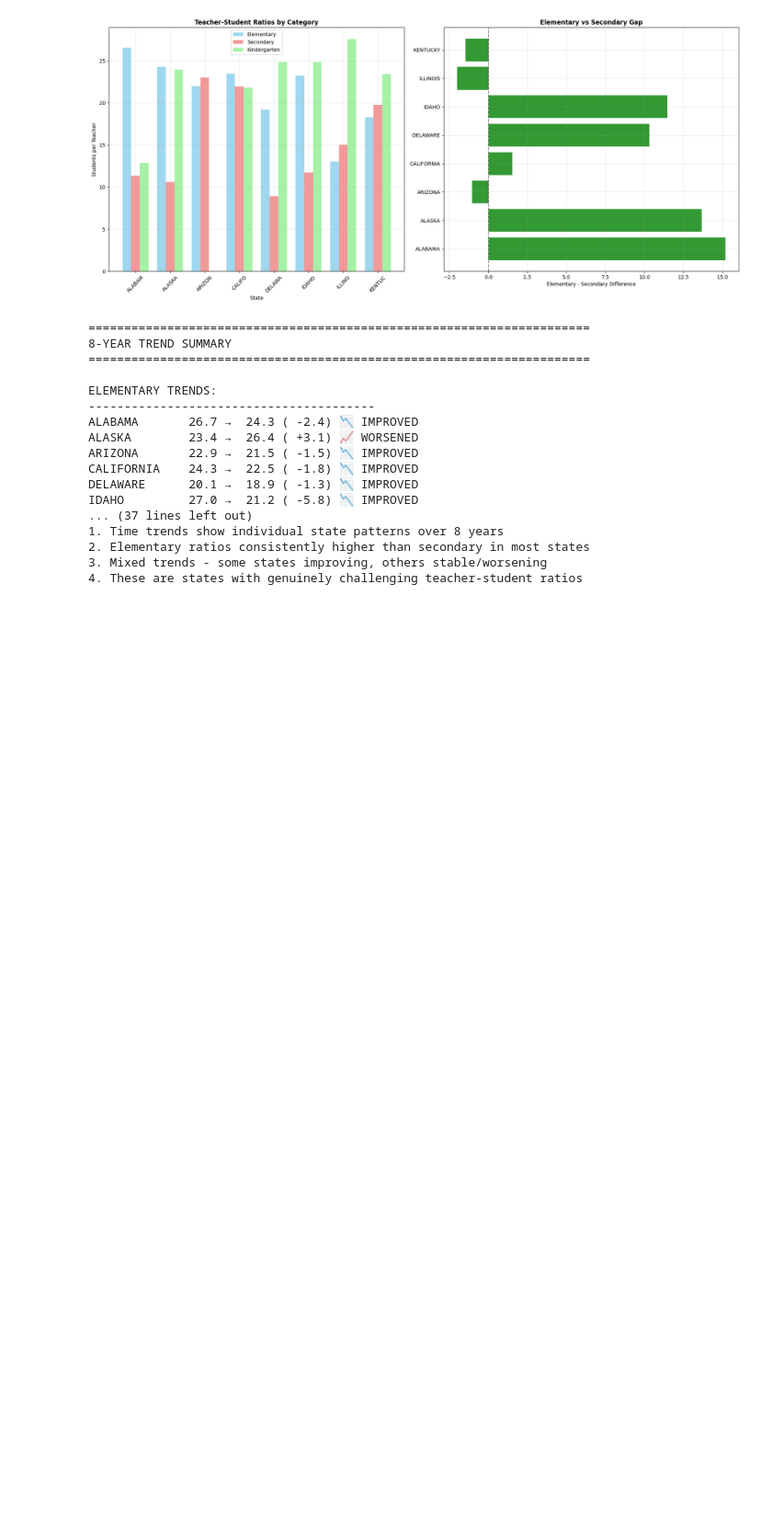
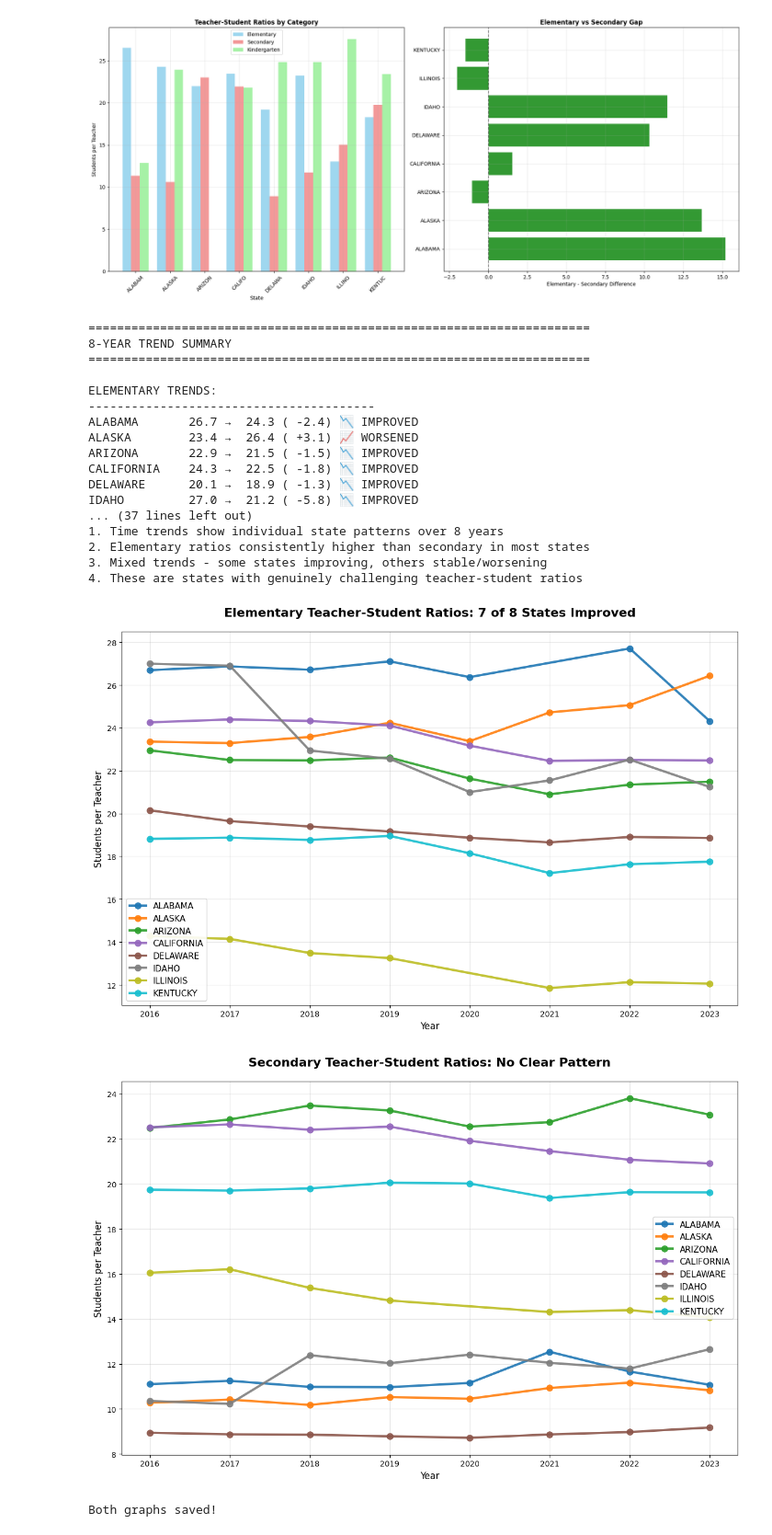
Before and after one commit to merrybouv/k12-teacher-trends-analysis, a Jupyter notebook: 03_teacher_student_ratios.ipynb, the cells around one changed output. Shown at 92% size. Cells and saved outputs as stored; diff of their text form; code cells hidden in the pictures; blank space fills up the shorter version.

```diff
--- a/03_teacher_student_ratios.ipynb
+++ b/03_teacher_student_ratios.ipynb
@@ -3913,3 +3847,72 @@ IDAHO         27.0 →  21.2 ( -5.8) 📉 IMPROVED
 2. Elementary ratios consistently higher than secondary in most states
 3. Mixed trends - some states improving, others stable/worsening
 4. These are states with genuinely challenging teacher-student ratios
+# %%
+# Graph 1: Elementary only
+import pandas as pd
+import matplotlib.pyplot as plt
+import numpy as np
+
+selected_states = ['ALABAMA', 'ALASKA', 'ARIZONA', 'CALIFORNIA', 'DELAWARE', 'IDAHO', 'ILLINOIS', 'KENTUCKY']
+
+# Elementary data
+elem_data = ratios_final_capped[
+    (ratios_final_capped['STATENAME'].isin(selected_states)) &
+    (ratios_final_capped['Grade_Category'] == 'Elementary')
+].copy()
+elem_data['YEAR_NUM'] = elem_data['YEAR'].str[:4].astype(int)
+
+# Create elementary graph
+plt.figure(figsize=(12, 8))
+colors = plt.cm.tab10(np.linspace(0, 1, len(selected_states)))
+
+for i, state in enumerate(selected_states):
+    state_data = elem_data[elem_data['STATENAME'] == state].copy()
+    if len(state_data) > 0:
+        state_data = state_data.sort_values('YEAR_NUM')
+        plt.plot(state_data['YEAR_NUM'], state_data['TEACHER_STUDENT_RATIO'],
+                marker='o', linewidth=3, markersize=8,
+                label=state, color=colors[i], alpha=0.9)
+
+plt.title('Elementary Teacher-Student Ratios: 7 of 8 States Improved',
+          fontsize=16, fontweight='bold', pad=20)
+plt.xlabel('Year', fontsize=12)
+plt.ylabel('Students per Teacher', fontsize=12)
+plt.legend(fontsize=11, loc='best', framealpha=0.9)
+plt.grid(True, alpha=0.3)
+plt.tight_layout()
+plt.savefig('outputs/elementary_ratios.png', dpi=300, bbox_inches='tight')
+plt.show()
+
+# Graph 2: Secondary only
+sec_data = ratios_final_capped[
+    (ratios_final_capped['STATENAME'].isin(selected_states)) &
+    (ratios_final_capped['Grade_Category'] == 'Secondary')
+].copy()
+sec_data['YEAR_NUM'] = sec_data['YEAR'].str[:4].astype(int)
+
+plt.figure(figsize=(12, 8))
+
+for i, state in enumerate(selected_states):
+    state_data = sec_data[sec_data['STATENAME'] == state].copy()
+    if len(state_data) > 0:
+        state_data = state_data.sort_values('YEAR_NUM')
+        plt.plot(state_data['YEAR_NUM'], state_data['TEACHER_STUDENT_RATIO'],
+                marker='o', linewidth=3, markersize=8,
+                label=state, color=colors[i], alpha=0.9)
+
+plt.title('Secondary Teacher-Student Ratios: No Clear Pattern',
+          fontsize=16, fontweight='bold', pad=20)
+plt.xlabel('Year', fontsize=12)
+plt.ylabel('Students per Teacher', fontsize=12)
+plt.legend(fontsize=11, loc='best', framealpha=0.9)
+plt.grid(True, alpha=0.3)
+plt.tight_layout()
+plt.savefig('outputs/secondary_ratios.png', dpi=300, bbox_inches='tight')
+plt.show()
+
+print("Both graphs saved!")
+# %% [output]
+[figure, added]
+[figure, added]
+Both graphs saved!
```
Also changed, not shown: parts of 2 cells of this notebook, 4 other files.
